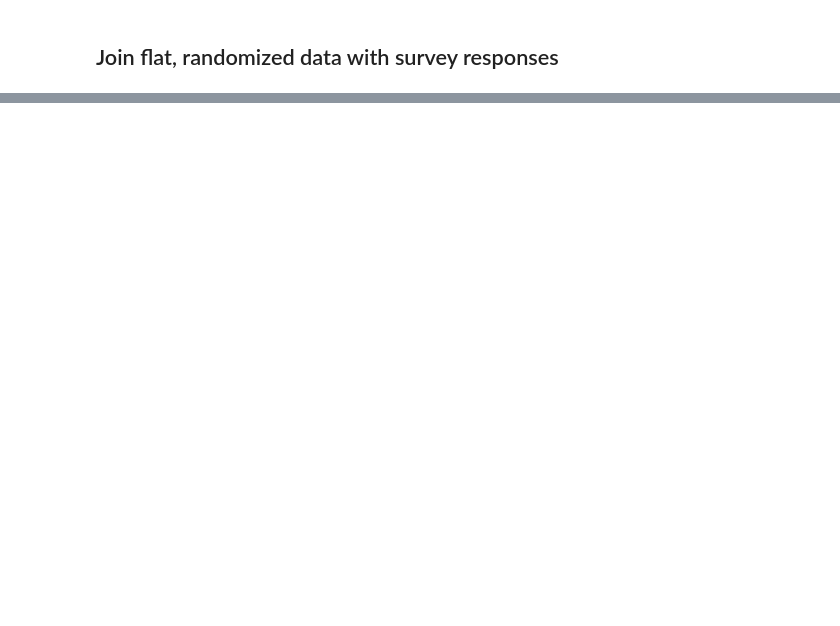
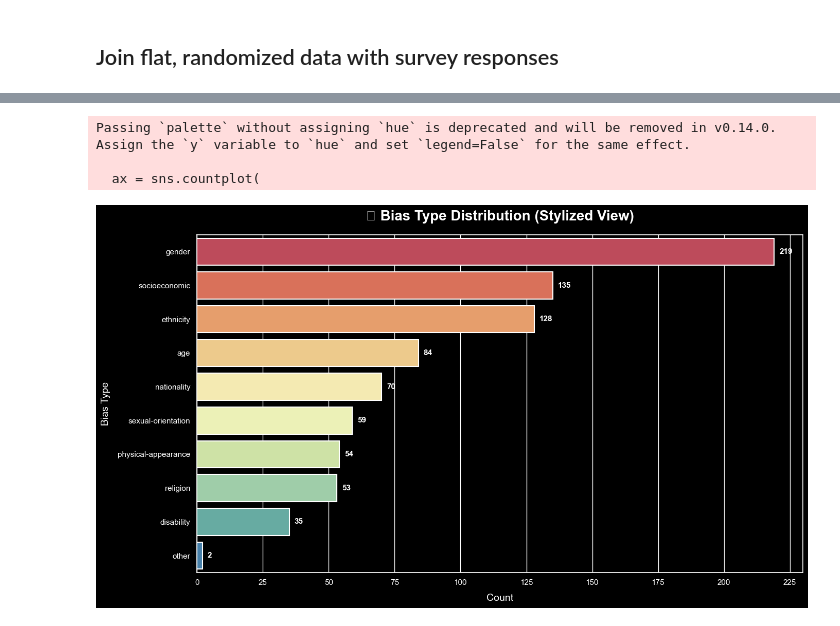
Before and after one commit to Jensvanderweide/DutchCrowS, a Jupyter notebook: data_processing_for_validation/data_validation.ipynb, the cells around one changed output, grey strips where cells are left out. Saved outputs shown, nothing was run; the diff lists cells and outputs as text; code cells hidden in the pictures; blank space fills up the shorter version.

```diff
--- a/data_processing_for_validation/data_validation.ipynb
+++ b/data_processing_for_validation/data_validation.ipynb
@@ -162,0 +421,56 @@ grouped_df.head(25)
+# %%
+import seaborn as sns
+import matplotlib.pyplot as plt
+import matplotlib.ticker as ticker
+
+# Set dark theme
+sns.set(style="darkgrid")
+plt.style.use('dark_background')
+
+# Custom vivid color palette
+palette = sns.color_palette("Spectral", n_colors=df['bias_type'].nunique())
+
+# Set figure size
+plt.figure(figsize=(14, 8))
+
+# Draw horizontal bar plot with custom palette
+ax = sns.countplot(
+    data=df,
+    y='bias_type',
+    order=df['bias_type'].value_counts().index,
+    palette=palette,
+    linewidth=1.5,
+    edgecolor='white'
+)
+
+# Add rounded bar edges (only visible with thicker bars and spacing)
+for patch in ax.patches:
+    patch.set_linewidth(1.5)
+    patch.set_linestyle('solid')
+    patch.set_edgecolor('white')
+
+# Add count annotations with bold font
+for p in ax.patches:
+    width = p.get_width()
+    ax.text(width + 2, p.get_y() + p.get_height() / 2,
+            f'{int(width)}', ha='left', va='center',
+            fontweight='bold', fontsize=11, color='white')
+
+# Titles and labels
+plt.title('🧠 Bias Type Distribution (Stylized View)', fontsize=20, fontweight='bold', pad=20)
+plt.xlabel('Count', fontsize=14, labelpad=10)
+plt.ylabel('Bias Type', fontsize=14, labelpad=10)
+
+# Format x-axis ticks
+ax.xaxis.set_major_locator(ticker.MaxNLocator(integer=True))
+
+# Tight layout
+plt.tight_layout()
+
+# Show it
+plt.show()
+# %% [output]
+Passing `palette` without assigning `hue` is deprecated and will be removed in v0.14.0. Assign the `y` variable to `hue` and set `legend=False` for the same effect.
+
+  ax = sns.countplot(
+[figure, added]
```
Also changed, not shown: parts of 13 cells of this notebook, 3 other files.
